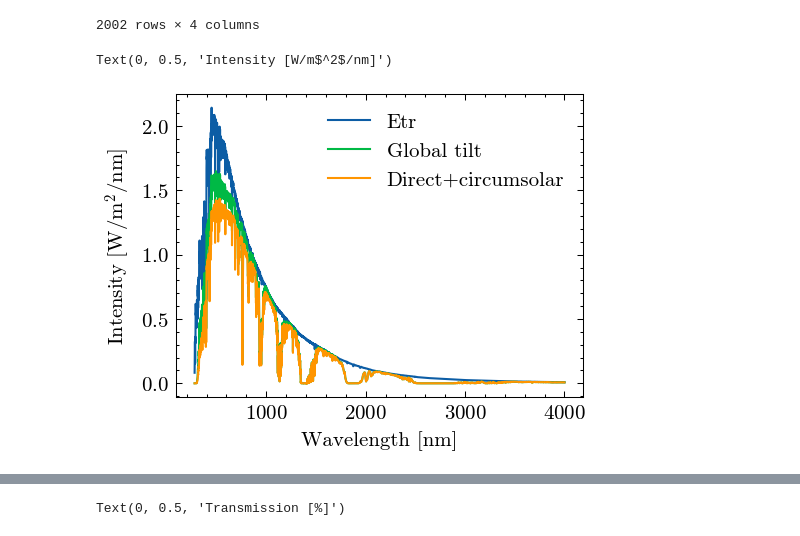
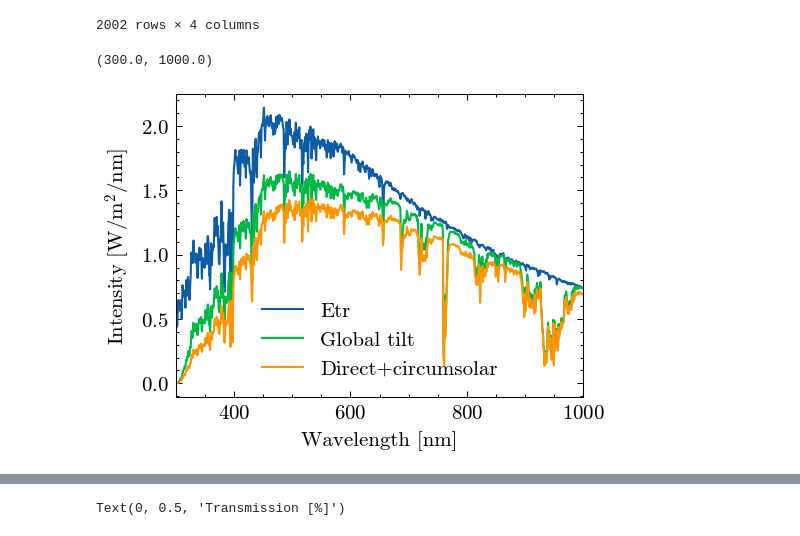
Before and after one commit to emhl/FP2, a Jupyter notebook: solar.ipynb, the cells around one changed output, grey strips where cells are left out. Cells and saved outputs as stored; diff of their text form; code cells hidden in the pictures.

```diff
--- a/solar.ipynb
+++ b/solar.ipynb
@@ -98,15 +98,16 @@ am15g
 # %%
 plt.figure()
 plt.plot(am15g['wl'],am15g['etr'], label='Etr')
 plt.plot(am15g['wl'],am15g['global'], label='Global tilt')
 plt.plot(am15g['wl'],am15g['direct'], label='Direct+circumsolar')
 plt.legend()
 
 plt.xlabel('Wavelength [nm]')
 plt.ylabel('Intensity [W/m$^2$/nm]')
+plt.xlim(300,1000)
 # %% [output]
-Text(0, 0.5, 'Intensity [W/m$^2$/nm]')
+(300.0, 1000.0)
-[figure, old version]
+[figure, new version]
 # %%
 kg_names=["kg1_wl", "kg1_tm", "kg2_wl", "kg2_tm", "kg3_wl", "kg3_tm", "kg4_wl", "kg4_tm", "kg5_wl", "kg5_tm"]
 kg_filters = pd.read_csv(f"{datadir}FP Solar Cells Reference Data/Schott_KG_filters.csv",names=kg_names,skiprows=3)
```
Also changed, not shown: parts of 4 cells of this notebook.
